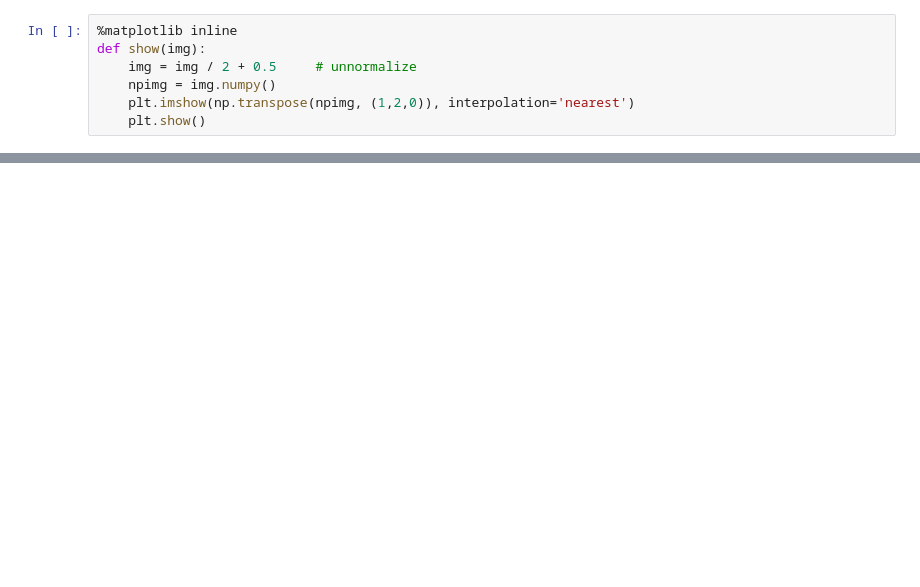
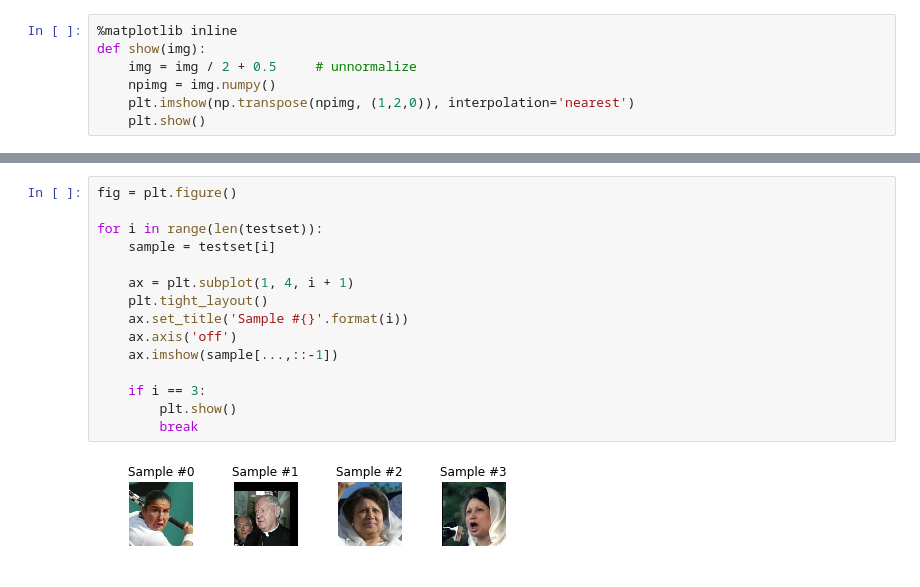
Before and after one commit to zdavidli/siamese-facial-recognition, a Jupyter notebook: hw3.ipynb, the cells around one changed output, grey strips where cells are left out. Drawn from its saved outputs; the diff is of its cells as text; blank space fills up the shorter version.

```diff
--- a/hw3.ipynb
+++ b/hw3.ipynb
@@ -100,0 +54,17 @@ def show(img):
+# %%
+fig = plt.figure()
+
+for i in range(len(testset)):
+    sample = testset[i]
+
+    ax = plt.subplot(1, 4, i + 1)
+    plt.tight_layout()
+    ax.set_title('Sample #{}'.format(i))
+    ax.axis('off')
+    ax.imshow(sample[...,::-1])
+
+    if i == 3:
+        plt.show()
+        break
+# %% [output]
+[figure, added]
```
Also changed, not shown: parts of 9 cells of this notebook, 2 other files.
